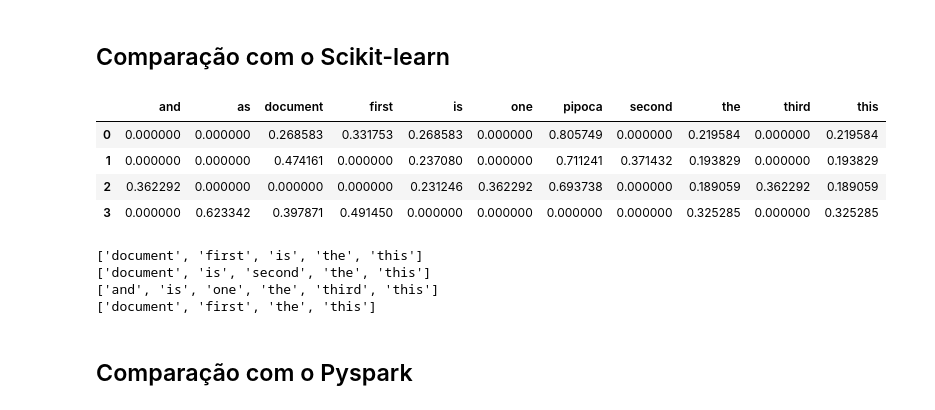
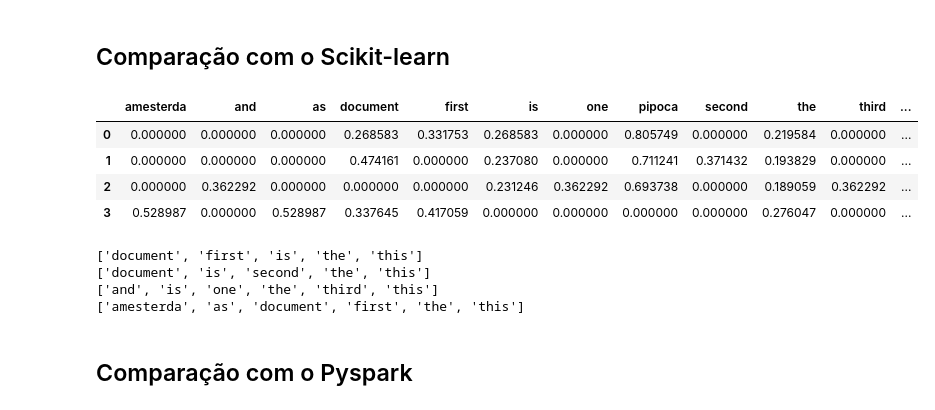
Before and after one commit to altierispeixoto/ds-studies, a Jupyter notebook: machine-learning/feature-engineering/tf-idf/tf-idf.ipynb, the cells around one changed output. Drawn from its saved outputs; the diff is of its cells as text; code cells hidden in the pictures.

```diff
--- a/machine-learning/feature-engineering/tf-idf/tf-idf.ipynb
+++ b/machine-learning/feature-engineering/tf-idf/tf-idf.ipynb
@@ -273,35 +185,25 @@ class Tfidf():
 # %%
 from sklearn.feature_extraction.text import TfidfVectorizer
 
-corpus = [
-    'this is the first document pipoca pipoca pipoca',
-    'this document is the second document pipoca pipoca pipoca',
-    'and this is the third one pipoca pipoca pipoca',
-    'as this the first document'
-]
 
 vectorizer = TfidfVectorizer()
 X = vectorizer.fit_transform(corpus)
 
 vectorizer.get_feature_names()[:5]
 
-import numpy
-
-features_array = numpy.array(vectorizer.get_feature_names())
+features_array = np.array(vectorizer.get_feature_names())
 features_array[:5]
 
 data = X.todense().tolist()
 # %%
-import pandas
-
-df = pandas.DataFrame(data, columns=features_array)
+df = pd.DataFrame(data, columns=features_array)
 df
 # %% [output]
-|  | and | as | document | first | is | one | pipoca | second | the | third | this |
-| 0 | 0.000000 | 0.000000 | 0.268583 | 0.331753 | 0.268583 | 0.000000 | 0.805749 | 0.000000 | 0.219584 | 0.000000 | 0.219584 |
-| 1 | 0.000000 | 0.000000 | 0.474161 | 0.000000 | 0.237080 | 0.000000 | 0.711241 | 0.371432 | 0.193829 | 0.000000 | 0.193829 |
-| 2 | 0.362292 | 0.000000 | 0.000000 | 0.000000 | 0.231246 | 0.362292 | 0.693738 | 0.000000 | 0.189059 | 0.362292 | 0.189059 |
-| 3 | 0.000000 | 0.623342 | 0.397871 | 0.491450 | 0.000000 | 0.000000 | 0.000000 | 0.000000 | 0.325285 | 0.000000 | 0.325285 |
+|  | amesterda | and | as | document | first | is | one | pipoca | second | the | third | ... |
+| 0 | 0.000000 | 0.000000 | 0.000000 | 0.268583 | 0.331753 | 0.268583 | 0.000000 | 0.805749 | 0.000000 | 0.219584 | 0.000000 | ... |
+| 1 | 0.000000 | 0.000000 | 0.000000 | 0.474161 | 0.000000 | 0.237080 | 0.000000 | 0.711241 | 0.371432 | 0.193829 | 0.000000 | ... |
+| 2 | 0.000000 | 0.362292 | 0.000000 | 0.000000 | 0.000000 | 0.231246 | 0.362292 | 0.693738 | 0.000000 | 0.189059 | 0.362292 | ... |
+| 3 | 0.528987 | 0.000000 | 0.528987 | 0.337645 | 0.417059 | 0.000000 | 0.000000 | 0.000000 | 0.000000 | 0.276047 | 0.000000 | ... |
 # %%
 for i in df.iterrows():
     values = i[1].values.tolist()
@@ -310,7 +212,7 @@ for i in df.iterrows():
 ['document', 'first', 'is', 'the', 'this']
 ['document', 'is', 'second', 'the', 'this']
 ['and', 'is', 'one', 'the', 'third', 'this']
-['document', 'first', 'the', 'this']
+['amesterda', 'as', 'document', 'first', 'the', 'this']
 # %% [markdown]
 ## Comparação com o Pyspark
 # %%
```
Also changed, not shown: parts of 42 cells of this notebook.
